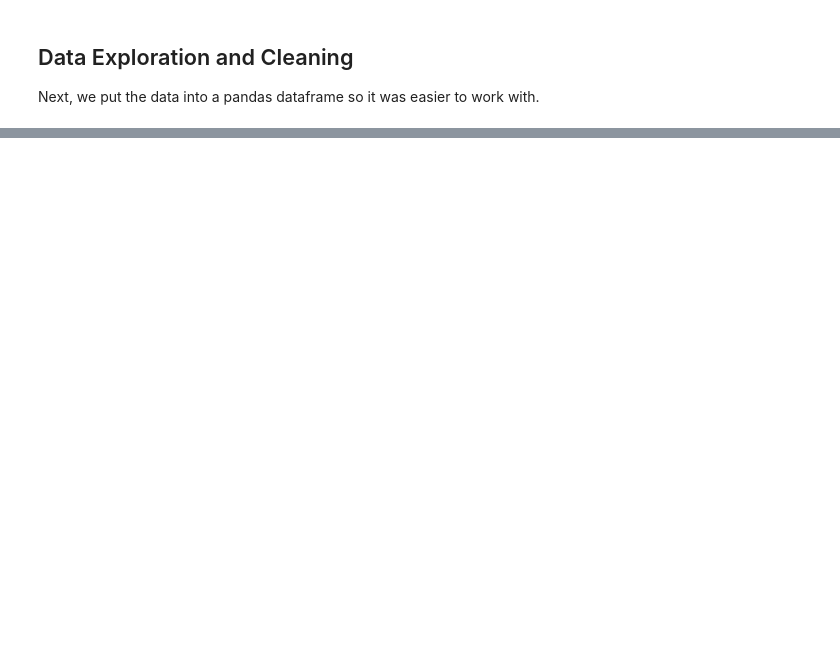
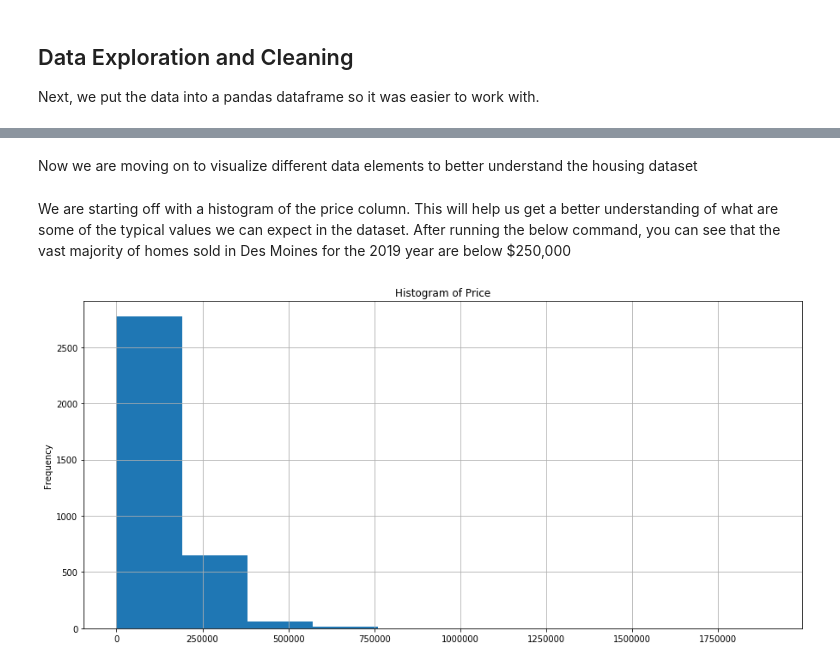
Before and after one commit to HansonMichaelR/PythonGroupProject, a Jupyter notebook: PurpleCobrasGroupProject.ipynb, the cells around one changed output, grey strips where cells are left out. Cells and saved outputs as stored; diff of their text form; code cells hidden in the pictures; blank space fills up the shorter version.

Commit message:
cleaned data and made three data visualizations

```diff
--- a/PurpleCobrasGroupProject.ipynb
+++ b/PurpleCobrasGroupProject.ipynb
@@ -51,0 +180,34 @@ df
+# %%
+df.dropna(how="all") #remove any rows that have all null values
+cleanDF = df.fillna(
+        value={
+            "nbhd": "unknown",
+            "price": df.price.mean(),
+            "zip": 50315,
+            "land_acres": df.land_acres.mean(),
+            "occupancy": "Single Family",
+            "residence_type": "1 Story",
+            "roof_material": "Asphalt Shingle",
+            "main_living_area": df.main_living_area.mean(),
+            "upper_living_area": df.upper_living_area.mean(),
+            "total_living_area": df.total_living_area.mean(),
+            "foundation": "Concrete Block",
+            "basement_area": df.basement_area.mean(),
+            "fin_bsmt_area_tot": df.fin_bsmt_area_tot.mean(),
+            "isWalkout": 0,
+            "garageStalls": round(df.garageStalls.mean()),
+            "deck_area": df.deck_area.mean(),
+            "bathrooms": round(df.bathrooms.mean()),
+            "whirlpools": round(df.whirlpools.mean()),
+            "hottubs": round(df.hottubs.mean()),
+            "saunas": round(df.saunas.mean()),
+            "fireplaces": round(df.fireplaces.mean()),
+            "bedrooms": round(df.bedrooms.mean()),
+            "rooms": round(df.rooms.mean()),
+            "year_built": round(df.year_built.mean()),
+            "year_remodel": 0,
+            "condition": "Normal",
+            "heating": "Gas Forced Air",
+            "air_conditioning": df.air_conditioning.mean(),
+        })
+cleanDF.info()
@@ -51,0 +232,2 @@ df
+# %% [markdown]
+Now we are moving on to visualize different data elements to better understand the housing dataset
@@ -51,0 +239,11 @@ df
+# %% [markdown]
+We are starting off with a histogram of the price column. This will help us get a better understanding of what are some of the typical values we can expect in the dataset. After running the below command, you can see that the vast majority of homes sold in Des Moines for the 2019 year are below $250,000
+# %%
+cleanDF["price"].plot(
+    kind="hist", grid=True,
+    title="Histogram of Price",
+    figsize=(15,7)
+)
+plt.show()
+# %% [output]
+[figure, added]
```
Also changed, not shown: parts of 18 cells of this notebook.
